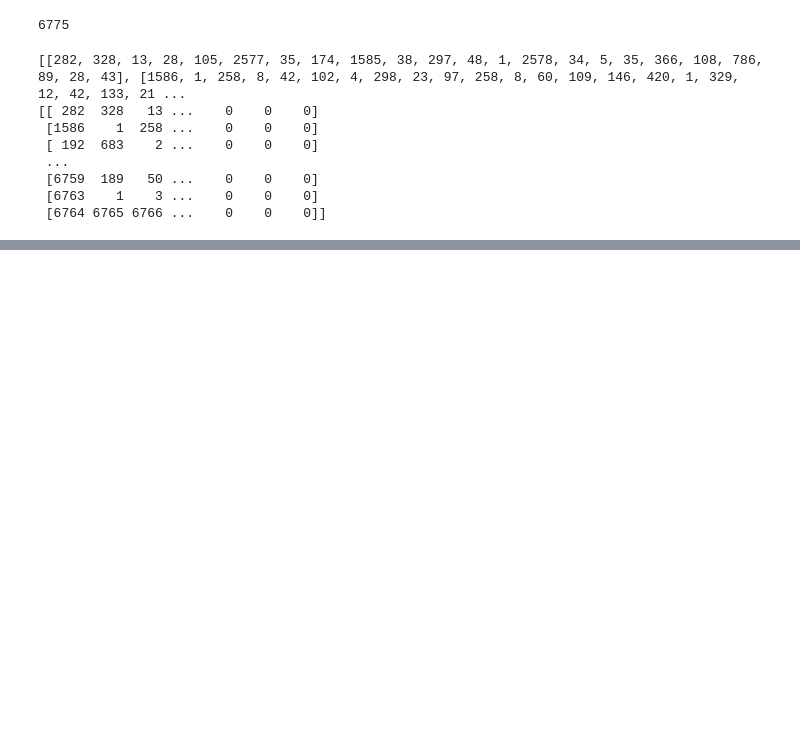
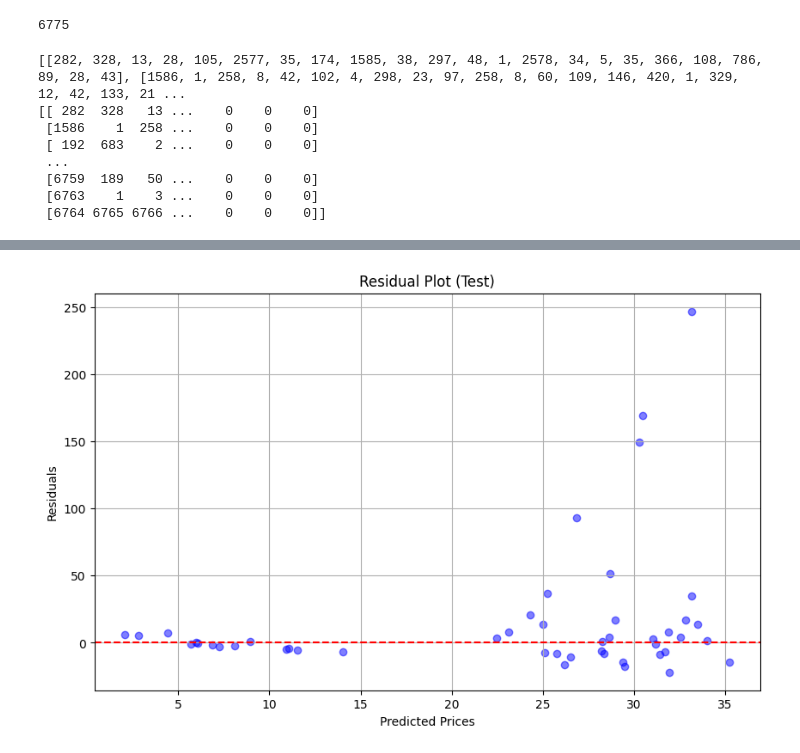
Before and after one commit to mayaarosama/NLP-Project, a Jupyter notebook: NLP.ipynb, the cells around one changed output, grey strips where cells are left out. Cells and saved outputs as stored; diff of their text form; code cells hidden in the pictures; blank space fills up the shorter version.

```diff
--- a/NLP.ipynb
+++ b/NLP.ipynb
@@ -534,0 +720,24 @@ plt.show()
+# %%
+model.eval()
+with torch.no_grad():
+    test_outputs = model(input_ids=X_test_ids.to(device), attention_mask=X_test_mask.to(device), brand=X_test_brand.to(device))
+    test_loss = criterion(test_outputs.squeeze(), y_test.to(device))
+    print(f'Test Loss: {test_loss.item():.4f}')
+
+    # Calculate residuals
+    test_predictions = test_outputs.cpu().numpy().flatten()
+    test_residuals = y_test.numpy() - test_predictions
+
+    # Print some test results
+
+
+    # Plot residuals
+    plt.figure(figsize=(10, 6))
+    plt.scatter(test_predictions, test_residuals, color='blue', alpha=0.5)
+    plt.title('Residual Plot (Test)')
+    plt.xlabel('Predicted Prices')
+    plt.ylabel('Residuals')
+    plt.axhline(y=0, color='red', linestyle='--')
+    plt.grid(True)
+    plt.show()
+# %% [output]
@@ -534,0 +745 @@ plt.show()
+[figure, added]
```
Also changed, not shown: parts of 22 cells of this notebook.
